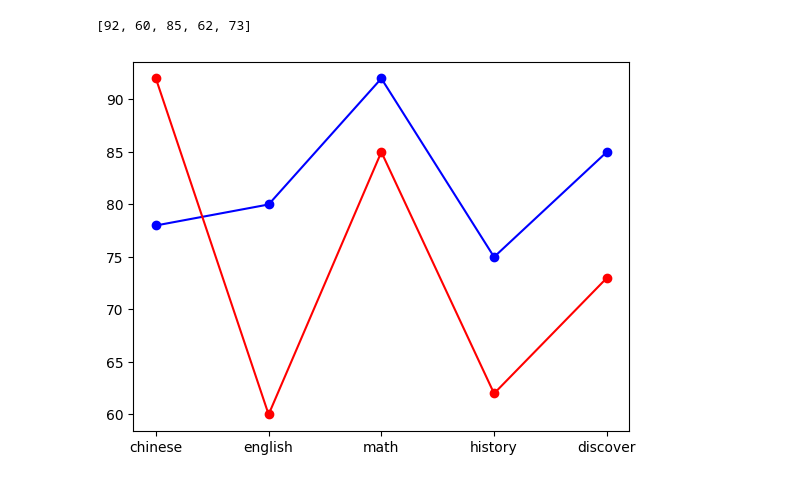
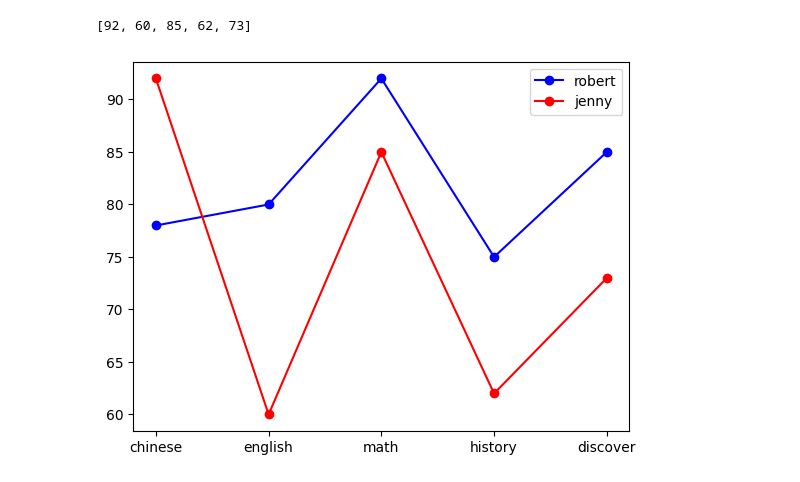
Before and after one commit to roberthsu2003/__2023_11_14_2_4__, a Jupyter notebook: lesson16/lesson16_2.ipynb, the cells around one changed output. Saved outputs shown, nothing was run; the diff lists cells and outputs as text; code cells hidden in the pictures.

```diff
--- a/lesson16/lesson16_2.ipynb
+++ b/lesson16/lesson16_2.ipynb
@@ -125,9 +125,10 @@ display(jenny_scores)
 # %%
 import matplotlib.pyplot as plt
 figure = plt.figure()
 axes = figure.add_subplot(1,1,1)
-axes.plot(subjects,robert_scores,'bo-')
-axes.plot(subjects,jenny_scores,'ro-')
+axes.plot(subjects,robert_scores,'bo-',label='robert')
+axes.plot(subjects,jenny_scores,'ro-',label="jenny")
+axes.legend()
 plt.show()
 # %% [output]
-[figure, old version]
+[figure, new version]
```
